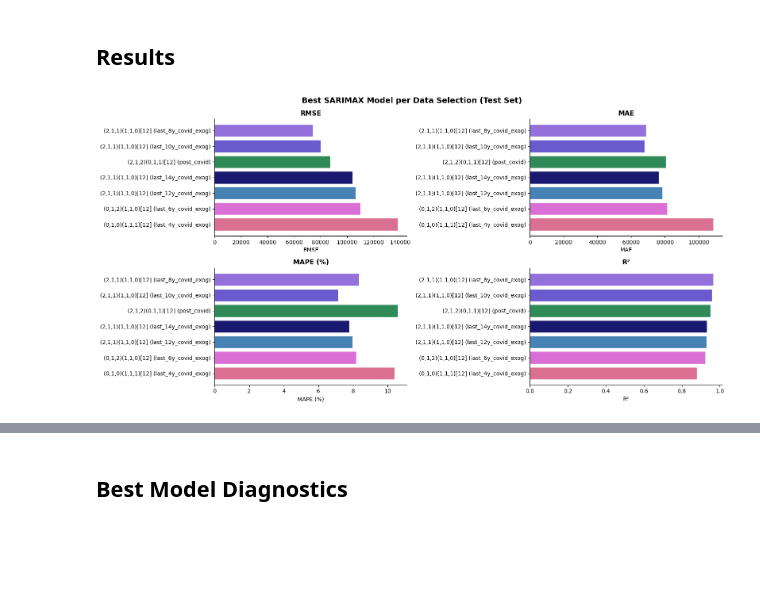
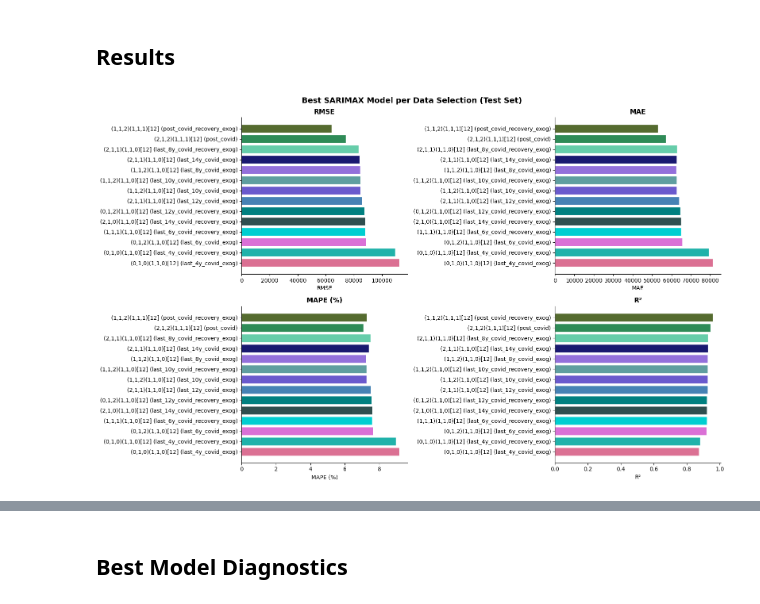
Before and after one commit to Gbrlmoraes/brazil_tourism_forecasting_benchmark, a Jupyter notebook: notebooks/5_arima_model_testing.ipynb, the cells around one changed output, grey strips where cells are left out. Saved outputs shown, nothing was run; the diff lists cells and outputs as text; code cells hidden in the pictures; blank space fills up the shorter version.

Commit message:
feat: adds new data config and new testing

```diff
--- a/notebooks/5_arima_model_testing.ipynb
+++ b/notebooks/5_arima_model_testing.ipynb
@@ -48,10 +52,15 @@ train_monthly = train_df.set_index('date')[['arrival_count']].resample('ME').sum
 train_monthly['is_covid'] = (
     (train_monthly.index >= COVID_START) & (train_monthly.index <= COVID_END)
 ).astype(float)
+train_monthly['is_covid_recovery'] = (
+    (train_monthly.index >= POST_COVID_START)
+    & (train_monthly.index <= COVID_RECOVERY_END)
+).astype(float)
 
 test_df = pd.read_parquet(os.path.join(DATA_FOLDER_PATH, 'test.parquet'))
 test_monthly = test_df.set_index('date')[['arrival_count']].resample('ME').sum()
 test_monthly['is_covid'] = 0.0
+test_monthly['is_covid_recovery'] = 0.0
 
 window_years = [14, 12, 10, 8, 6, 4]
 train_windows = {}
@@ -67,7 +76,7 @@ print(
 for years in window_years:
     tw = train_windows[years]
     print(
-        f'Last {years:>2}y    : {tw.index[0].strftime("%b %Y")} → {tw.index[-1].strftime("%b %Y")} ({len(tw)} obs, COVID obs: {int(tw["is_covid"].sum())})'
+        f'Last {years:>2}y    : {tw.index[0].strftime("%b %Y")} → {tw.index[-1].strftime("%b %Y")} ({len(tw)} obs, COVID obs: {int(tw["is_covid"].sum())}, recovery obs: {int(tw["is_covid_recovery"].sum())})'
     )
 print(
     f'Post-COVID  : {train_post_covid.index[0].strftime("%b %Y")} → {train_post_covid.index[-1].strftime("%b %Y")} ({len(train_post_covid)} obs)'
@@ -112,12 +121,20 @@ Q_range = range(0, 2)
 sarimax_grid = list(itertools.product(p_range, q_range, P_range, Q_range))
 
 data_configs = {}
+
 for years in window_years:
     tw = train_windows[years]
+    # COVID indicator only
     data_configs[f'last_{years}y_covid_exog'] = {
         'series': np.log(tw['arrival_count']),
         'exog_train': tw[['is_covid']],
         'exog_test': test_monthly[['is_covid']],
+    }
+    # COVID indicator + recovery indicator (Jan–Dec 2022)
+    data_configs[f'last_{years}y_covid_recovery_exog'] = {
+        'series': np.log(tw['arrival_count']),
+        'exog_train': tw[['is_covid', 'is_covid_recovery']],
+        'exog_test': test_monthly[['is_covid', 'is_covid_recovery']],
     }
 
 data_configs['post_covid'] = {
@@ -126,6 +143,13 @@ data_configs['post_covid'] = {
     'exog_test': None,
 }
 
+# Post-COVID window with recovery flag to model the Jan–Dec 2022 rebound explicitly
+data_configs['post_covid_recovery_exog'] = {
+    'series': np.log(train_post_covid['arrival_count']),
+    'exog_train': train_post_covid[['is_covid_recovery']],
+    'exog_test': test_monthly[['is_covid_recovery']],
+}
+
 print(f'SARIMAX configs : {len(sarimax_grid)}')
 print(f'Data selections : {len(data_configs)}')
 print(f'Total runs      : {len(sarimax_grid) * len(data_configs)}')
@@ -139,6 +163,12 @@ n_test = len(test_monthly)
 results = []
 
 for data_key, config in data_configs.items():
+    if config['exog_train'] is not None:
+        exog_cols = list(config['exog_train'].columns)
+        exog_label = '+'.join(exog_cols)
+    else:
+        exog_label = 'none'
+
     for p, q, P, Q in tqdm(sarimax_grid, desc=f'[{data_key}]'):
         order = (p, d, q)
         seasonal_order = (P, D, Q, s)
@@ -155,9 +185,7 @@ for data_key, config in data_configs.items():
                 's': s,
                 'transform': 'log',
                 'data_selection': data_key,
-                'exog': 'covid_indicator'
-                if config['exog_train'] is not None
-                else 'none',
+                'exog': exog_label,
                 'n_train': len(config['series']),
                 'n_test': n_test,
             })
@@ -184,6 +212,7 @@ for data_key, config in data_configs.items():
                 r2 = float(r2_score(test_actual, forecast))
 
                 mlflow.log_metrics({
+                    'aicc': fit.aicc,
                     'aic': fit.aic,
                     'bic': fit.bic,
                     'rmse': rmse,
@@ -197,6 +226,7 @@ for data_key, config in data_configs.items():
                     'run_name': run_name,
                     'order': order,
                     'seasonal_order': seasonal_order,
+                    'aicc': fit.aicc,
                     'aic': fit.aic,
                     'bic': fit.bic,
                     'rmse': rmse,
@@ -251,7 +281,14 @@ palette = {
     'last_8y_covid_exog': 'mediumpurple',
     'last_6y_covid_exog': 'orchid',
     'last_4y_covid_exog': 'palevioletred',
+    'last_14y_covid_recovery_exog': 'darkslategray',
+    'last_12y_covid_recovery_exog': 'teal',
+    'last_10y_covid_recovery_exog': 'cadetblue',
+    'last_8y_covid_recovery_exog': 'mediumaquamarine',
+    'last_6y_covid_recovery_exog': 'darkturquoise',
+    'last_4y_covid_recovery_exog': 'lightseagreen',
     'post_covid': 'seagreen',
+    'post_covid_recovery_exog': 'darkolivegreen',
 }
 
 best_per_selection = (
@@ -268,34 +305,34 @@ best_per_selection['label'] = best_per_selection['run_name'].str.replace(
 )
 bar_colors = [palette[ds] for ds in best_per_selection['data_selection'][::-1]]
 
-fig, axes = plt.subplots(2, 2, figsize=(16, 8))
+fig, axes = plt.subplots(2, 2, figsize=(16, 10))
 fig.suptitle(
     'Best SARIMAX Model per Data Selection (Test Set)',
     fontsize=14,
     fontweight='bold',
 )
 
 for ax, (col, title) in zip(
     axes.flat, [('rmse', 'RMSE'), ('mae', 'MAE'), ('mape', 'MAPE (%)'), ('r2', 'R²')]
 ):
     ax.barh(
         best_per_selection['label'][::-1],
         best_per_selection[col][::-1],
         color=bar_colors,
         edgecolor='white',
     )
     ax.set_title(title, fontsize=12, fontweight='bold')
     ax.set_xlabel(title)
     sns.despine(ax=ax)
 
 plt.tight_layout()
 plt.show()
 
 display(
     best_per_selection[
         ['data_selection', 'run_name', 'aic', 'bic', 'rmse', 'mae', 'mape', 'r2']
     ]
 )
 # %% [output]
-[figure, old version]
+[figure, new version]
 |  | data_selection | run_name | aic | bic | rmse | mae | mape | r2 |
```
Also changed, not shown: parts of 12 cells of this notebook.
